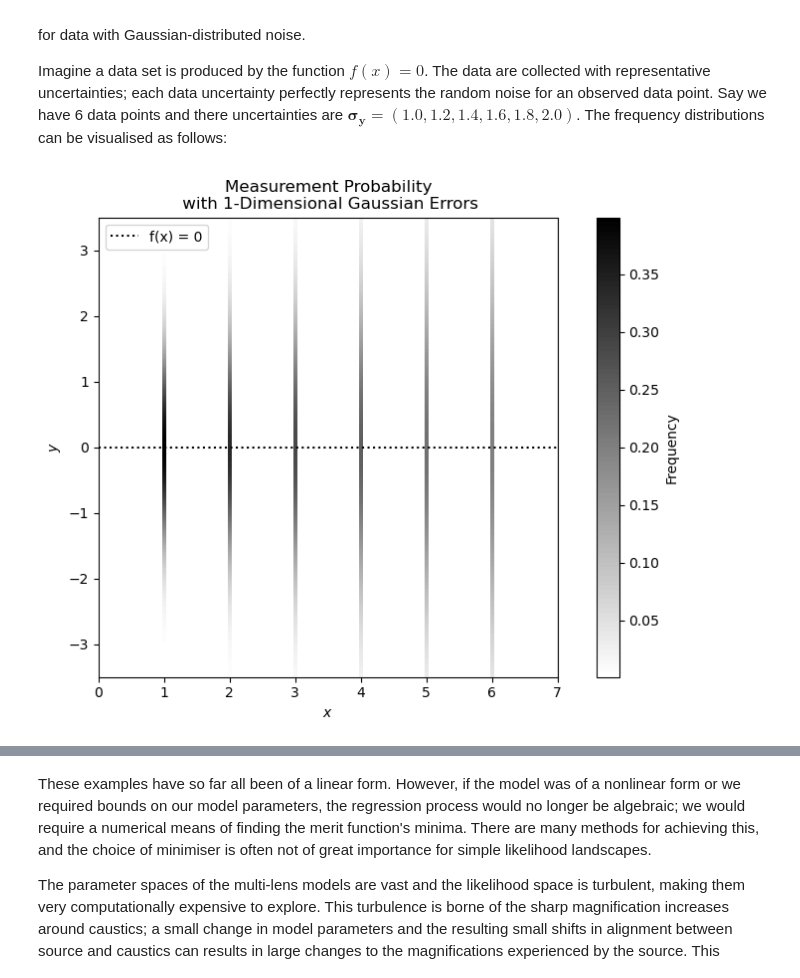
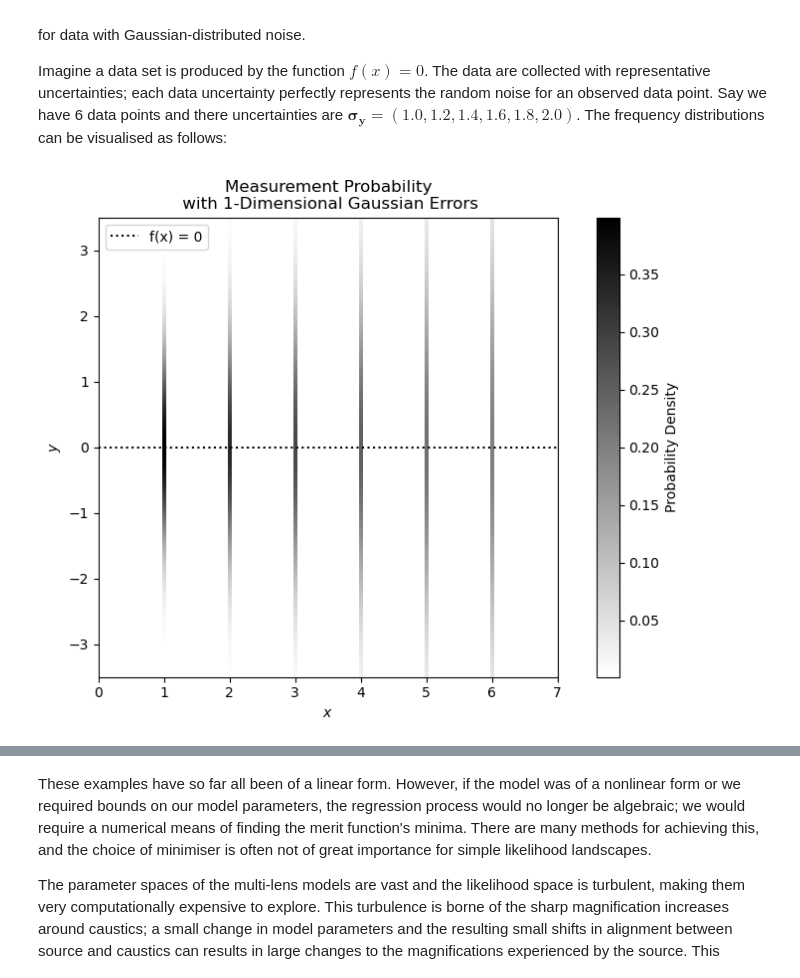
Before and after one commit to AmberLee2427/TheMicrolensersGuideToTheGalaxy, a Jupyter notebook: Notebooks/Modelling.ipynb, the cells around one changed output, grey strips where cells are left out. Saved outputs shown, nothing was run; the diff lists cells and outputs as text; code cells hidden in the pictures.

```diff
--- a/Notebooks/Modelling.ipynb
+++ b/Notebooks/Modelling.ipynb
@@ -54,33 +49,33 @@ y_range = np.linspace(-3.5, 3.5, 400)  # Define the range for y values
 heatmap = np.zeros((len(y_range), len(x)))
 
 # Fill the heatmap with Gaussian alpha values
 for i, sigma in enumerate(sigma_y):
     heatmap[:, i] = gaussian(y_range, 0, sigma)
 
 # Create a custom colormap that goes from blue to white
 colors = [(1, 1, 1), (0, 0, 0)]  # Blue to white
 n_bins = 100  # Number of bins in the colormap
 cmap_name = 'blue_white'
 cm = LinearSegmentedColormap.from_list(cmap_name, colors, N=n_bins)
 width = 0.05
 
 # Determine the min and max values for normalization
 vmin = heatmap.min()
 vmax = heatmap.max()
 
 # Plot the heatmap
 for i, xi in enumerate(x):
     plt.imshow(heatmap[:, i:i+1], extent=[xi - width/2, xi + width/2, y_range[0], y_range[-1]],
                aspect='equal', cmap=cm, origin='lower', vmin=vmin, vmax=vmax)
 
-plt.colorbar(label='Frequency')
+plt.colorbar(label='Probability Density')
 plt.plot(x_model, y_model, 'k:', label=r'f(x) = 0')
 plt.xlabel(r'$x$')
 plt.ylabel(r'$y$')
 plt.xlim(0, 7)
 plt.title('Measurement Probability\n with 1-Dimensional Gaussian Errors')
 plt.legend(loc='upper left')
 plt.show()
 # %% [output]
-[figure, old version]
+[figure, new version]
 # %% [markdown]
```
Also changed, not shown: parts of 16 cells of this notebook.
